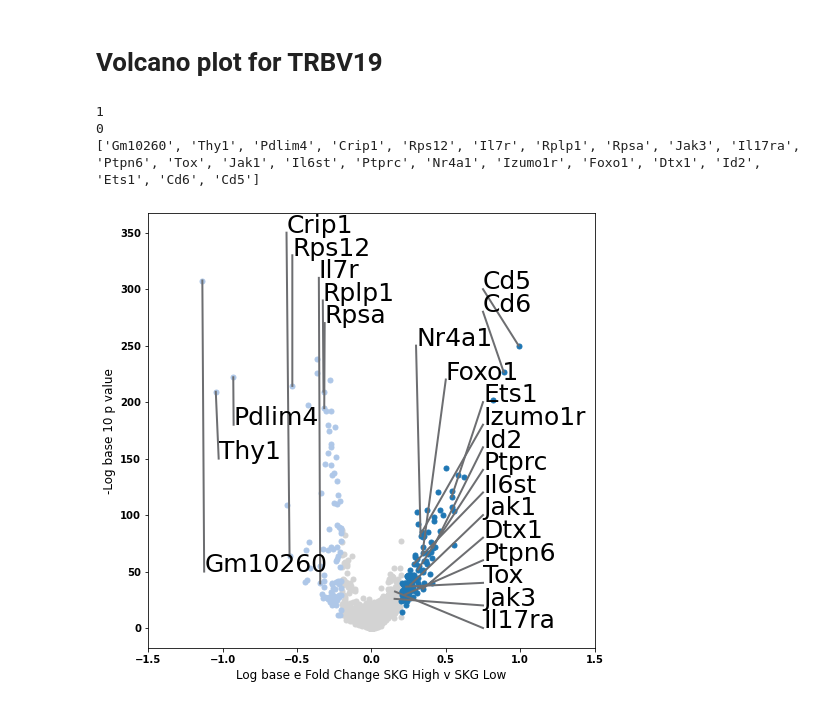
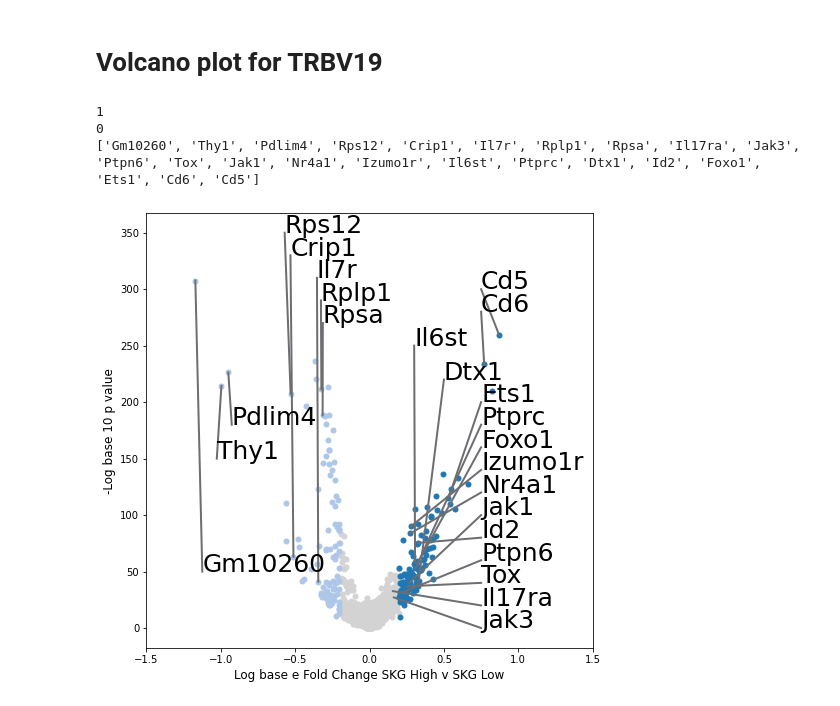
Before and after one commit to yelabucsf/SKG_rheum, a Jupyter notebook: 9_SKG_RA_single_cell_MAST.ipynb, the cells around one changed output. Drawn from its saved outputs; the diff is of its cells as text; code cells hidden in the pictures.

Commit message:
Update notebooks, results folder, and README to reflect GEO objects

```diff
--- a/9_SKG_RA_single_cell_MAST.ipynb
+++ b/9_SKG_RA_single_cell_MAST.ipynb
@@ -267,7 +269,7 @@ result_tp.to_csv('results/single_cell_RNA_seq/TCR/'+gene+"_MAST_SKG_high_v_SKG_l
 # Volcano plot for TRBV3
 # %%
 gene = 'TRBV3'
-data_to_plot = pd.read_csv('results/single_cell_RNA_seq/TCR/'+gene+"_MAST_SKG_high_v_SKG_low.csv", index_col = 0)
+data_to_plot = pd.read_csv('results/single_cell_RNA_seq/TCR/'+gene+"_MAST_SKG_high_v_SKG_low_cell_types.csv", index_col = 0)
 
 updated_p_values = np.array(data_to_plot['FDR'])
 print(np.sum([x == 0 for x in updated_p_values]))
@@ -516,7 +524,7 @@ result_tp.to_csv('results/single_cell_RNA_seq/TCR/'+gene+"_MAST_SKG_high_v_SKG_l
 # Volcano plot for TRBV19
 # %%
 gene = 'TRBV19'
-data_to_plot = pd.read_csv('results/single_cell_RNA_seq/TCR/'+gene+"_MAST_SKG_high_v_SKG_low.csv", index_col = 0)
+data_to_plot = pd.read_csv('results/single_cell_RNA_seq/TCR/'+gene+"_MAST_SKG_high_v_SKG_low_cell_types.csv", index_col = 0)
 updated_p_values = np.array(data_to_plot['FDR'])
 print(np.sum([x == 0 for x in updated_p_values]))
 updated_p_values[[x == 0 for x in updated_p_values]] = 2.2250738585072014e-308
@@ -534,6 +542,12 @@ file_save_prefix = "results/single_cell_RNA_seq/TCR/"
 
 color_values = {(True,True, True):"#1f77b4", (False, True, True): "#aec7e8"}
 colors = [color_values.get((x > 0, abs(x) > 0.2, y > -np.log10(0.05)), "lightgrey") for x,y in zip(data_to_plot['coef'], data_to_plot['logpvalue'])]
+
+fig = plt.figure(figsize = (8,8), linewidth=3)
+
+
+ax = fig.gca()
+
 
 for color in ['lightgrey', "#1f77b4", "#aec7e8"]:
     subset_data = data_to_plot[[x == color for x in colors]]
@@ -583,33 +597,33 @@ vert_change*2,
 
  vert_change*5,
  vert_change*6,
  vert_change*7,
  250,
  vert_change*9,
  vert_change*11,
  vert_change*4,
  vert_change*8,
  vert_change*10,
  300-vert_change*1,
  300]
 
 orig_x = list()
 orig_y = list()
 for i,txt in enumerate(labels):
     orig_x = orig_x + [x[i]]
     orig_y = orig_y + [y[i]]
     plt.plot([x[i],x_coord[i]],[y[i],y_coord[i]], color = "#6D6E71", linewidth = 2)
     t = plt.annotate(txt, (+x_coord[i], y_coord[i]), size = 25, fontweight = 'normal')
 
 
 
 
-plt.savefig(file_save_prefix + "TRBV19_SKG_high_v_SKG_low_volcano_plot_081921.svg", format="svg")
+plt.savefig(file_save_prefix + "TRBV19_SKG_high_v_SKG_low_volcano_plot_100521.svg", format="svg")
 
 plt.show()
 plt.close()
 # %% [output]
 1
 0
-['Gm10260', 'Thy1', 'Pdlim4', 'Crip1', 'Rps12', 'Il7r', 'Rplp1', 'Rpsa', 'Jak3', 'Il17ra', 'Ptpn6', 'Tox', 'Jak1', 'Il6st', 'Ptprc', 'Nr4a1', 'Izumo1r', 'Foxo1', 'Dtx1', 'Id2', 'Ets1', 'Cd6', 'Cd5']
+['Gm10260', 'Thy1', 'Pdlim4', 'Rps12', 'Crip1', 'Il7r', 'Rplp1', 'Rpsa', 'Il17ra', 'Jak3', 'Ptpn6', 'Tox', 'Jak1', 'Nr4a1', 'Izumo1r', 'Il6st', 'Ptprc', 'Dtx1', 'Id2', 'Foxo1', 'Ets1', 'Cd6', 'Cd5']
-[figure, old version]
+[figure, new version]
```
Also changed, not shown: parts of 9 cells of this notebook, 8 other files.
